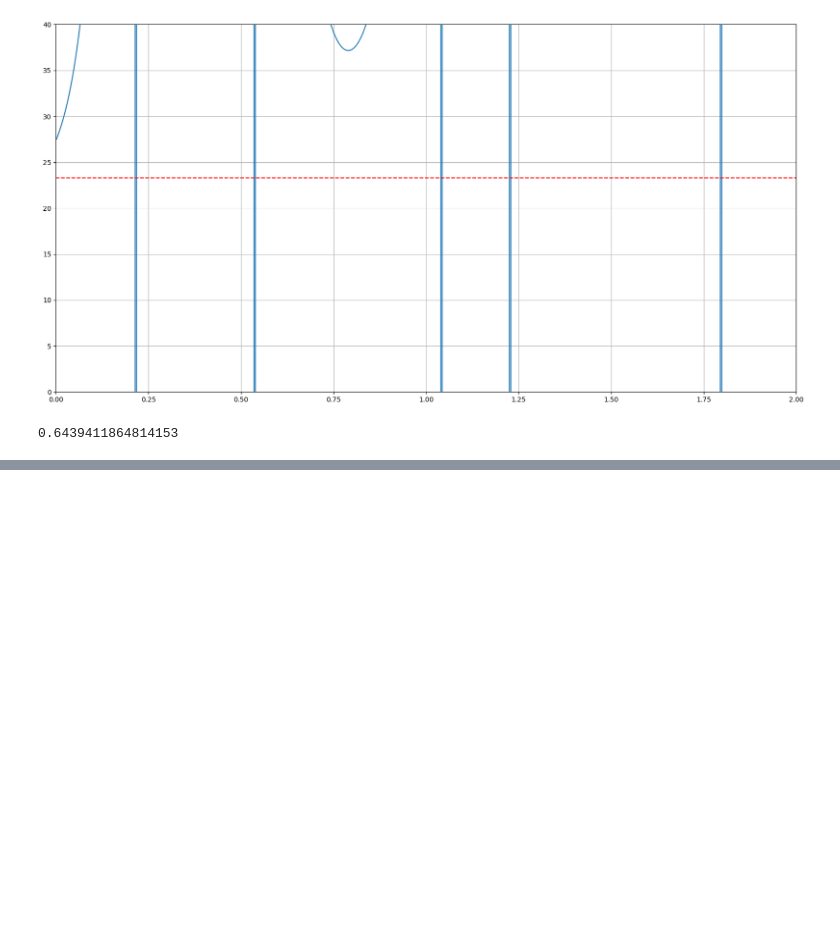
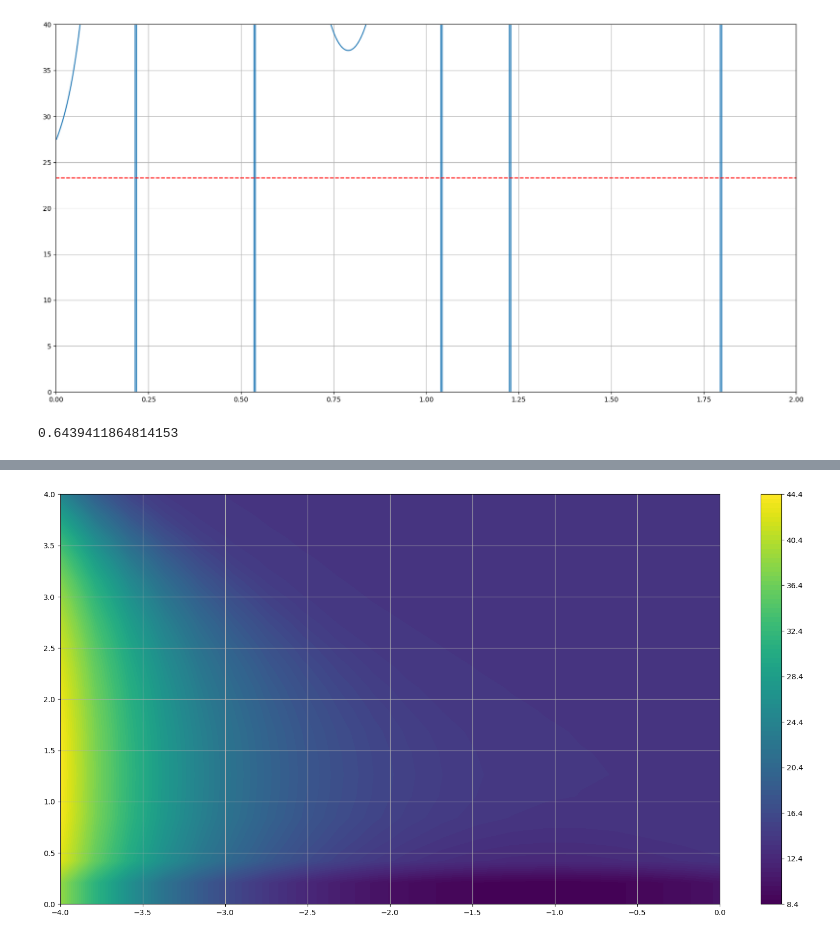
Before and after one commit to rc33051/MPhys-Code, a Jupyter notebook: comparing_derivatives.ipynb, the cells around one changed output, grey strips where cells are left out. Cells and saved outputs as stored; diff of their text form; code cells hidden in the pictures; blank space fills up the shorter version.

```diff
--- a/comparing_derivatives.ipynb
+++ b/comparing_derivatives.ipynb
@@ -356,0 +489,32 @@ def first_deriv(q_2_star=1.5, d = np.array([0,0,0]), cutoff= 9 ,  alpha = 0.1):
+# %%
+#make a contour plot of alpha varying between 0 and 1 and xi between 0 and 1000
+
+
+
+a = np.linspace(0,4,20)
+k = np.linspace(0,4,20)
+
+alpha = 10**(-a)
+xi = 10**k
+
+mesh1,mesh2 = np.meshgrid(alpha, xi)
+#plot unsing meshgrid
+
+
+first_deriv_plot = np.zeros_like(mesh1)
+
+for i in range(len(mesh1)):
+    for j in range(len(mesh1[0])):
+        first_deriv_plot[i][j] = deriv_rg(x_0, d, mesh2[i][j],mesh1[i][j])
+
+mesh1 = np.log10(mesh1)
+mesh2 = np.log10(mesh2)
+
+
+
+plt.figure(figsize=(20,10))
+plt.contourf(mesh1,mesh2,first_deriv_plot, levels = 100)
+plt.colorbar()
+plt.grid()
+# %% [output]
+[figure, added]
```
Also changed, not shown: parts of 85 cells of this notebook, 11 other files.
